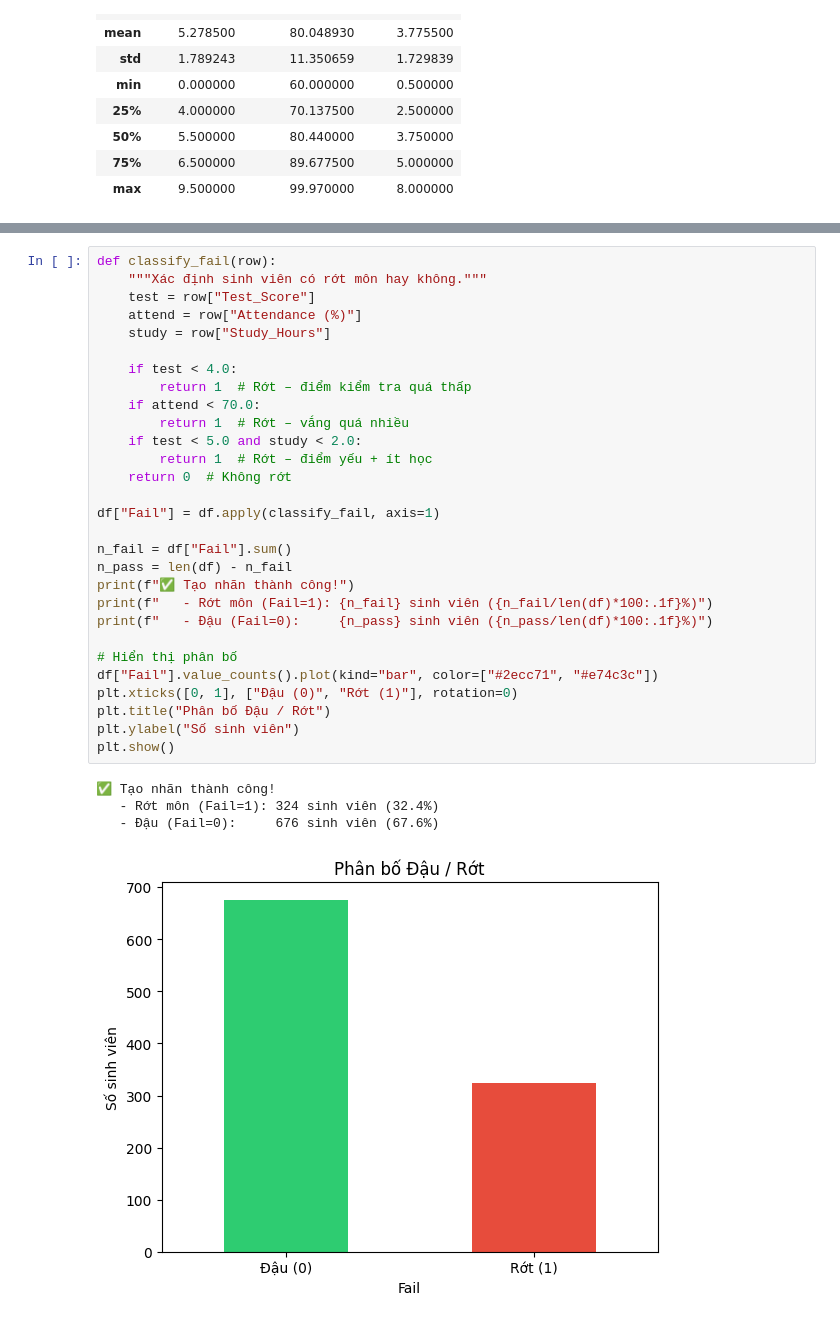
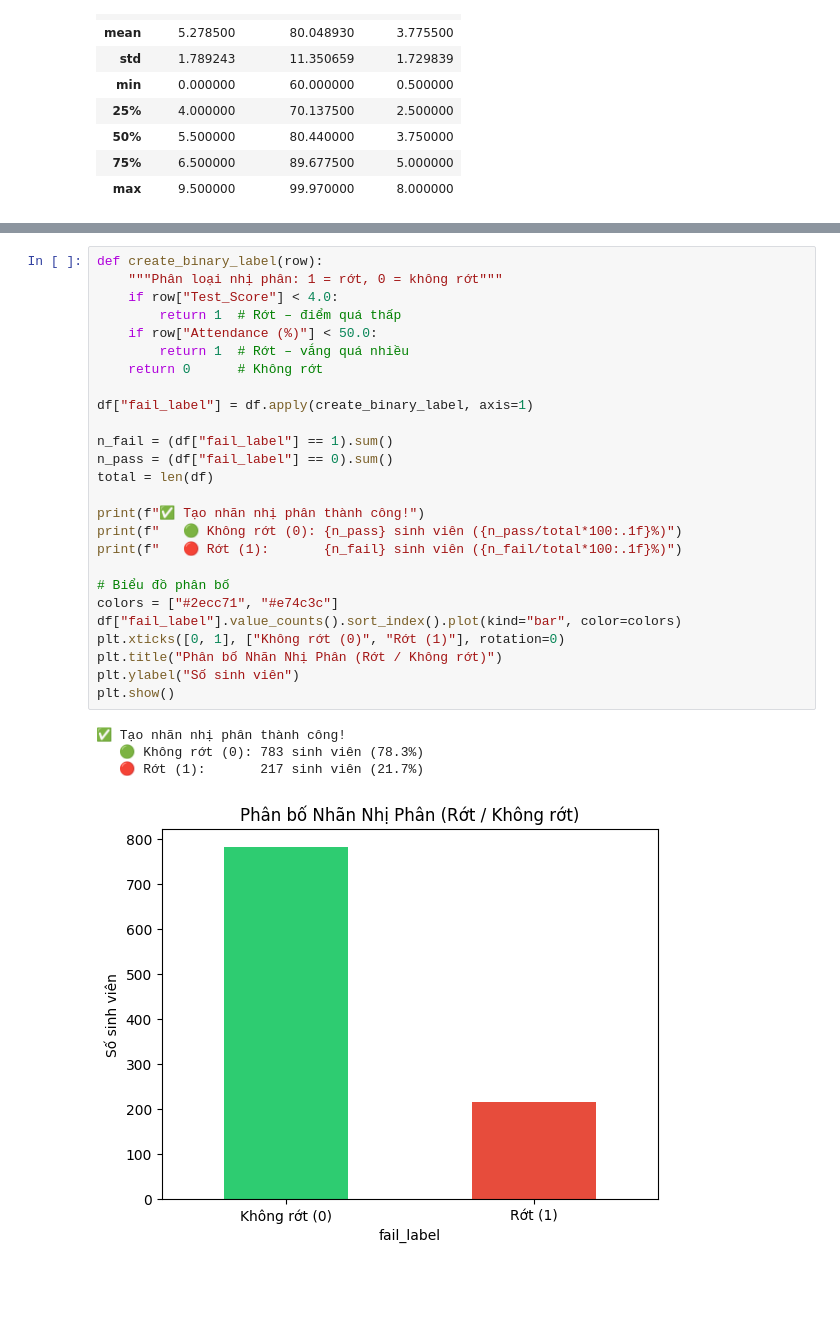
Before and after one commit to demo01-thtra/HHTRQD, a Jupyter notebook: AI/train_model.ipynb, the cells around one changed output, grey strips where cells are left out. Drawn from its saved outputs; the diff is of its cells as text; blank space fills up the shorter version.

```diff
--- a/AI/train_model.ipynb
+++ b/AI/train_model.ipynb
@@ -73,35 +85,32 @@ Ngược lại → **Đậu (Pass)**
 # %%
-def classify_fail(row):
-    """Xác định sinh viên có rớt môn hay không."""
-    test = row["Test_Score"]
-    attend = row["Attendance (%)"]
-    study = row["Study_Hours"]
+def create_binary_label(row):
+    """Phân loại nhị phân: 1 = rớt, 0 = không rớt"""
+    if row["Test_Score"] < 4.0:
+        return 1  # Rớt – điểm quá thấp
+    if row["Attendance (%)"] < 50.0:
+        return 1  # Rớt – vắng quá nhiều
+    return 0      # Không rớt
 
-    if test < 4.0:
-        return 1  # Rớt – điểm kiểm tra quá thấp
-    if attend < 70.0:
-        return 1  # Rớt – vắng quá nhiều
-    if test < 5.0 and study < 2.0:
-        return 1  # Rớt – điểm yếu + ít học
-    return 0  # Không rớt
+df["fail_label"] = df.apply(create_binary_label, axis=1)
 
-df["Fail"] = df.apply(classify_fail, axis=1)
+n_fail = (df["fail_label"] == 1).sum()
+n_pass = (df["fail_label"] == 0).sum()
+total = len(df)
 
-n_fail = df["Fail"].sum()
-n_pass = len(df) - n_fail
-print(f"✅ Tạo nhãn thành công!")
-print(f"   - Rớt môn (Fail=1): {n_fail} sinh viên ({n_fail/len(df)*100:.1f}%)")
-print(f"   - Đậu (Fail=0):     {n_pass} sinh viên ({n_pass/len(df)*100:.1f}%)")
+print(f"✅ Tạo nhãn nhị phân thành công!")
+print(f"   🟢 Không rớt (0): {n_pass} sinh viên ({n_pass/total*100:.1f}%)")
+print(f"   🔴 Rớt (1):       {n_fail} sinh viên ({n_fail/total*100:.1f}%)")
 
-# Hiển thị phân bố
-df["Fail"].value_counts().plot(kind="bar", color=["#2ecc71", "#e74c3c"])
-plt.xticks([0, 1], ["Đậu (0)", "Rớt (1)"], rotation=0)
-plt.title("Phân bố Đậu / Rớt")
+# Biểu đồ phân bố
+colors = ["#2ecc71", "#e74c3c"]
+df["fail_label"].value_counts().sort_index().plot(kind="bar", color=colors)
+plt.xticks([0, 1], ["Không rớt (0)", "Rớt (1)"], rotation=0)
+plt.title("Phân bố Nhãn Nhị Phân (Rớt / Không rớt)")
 plt.ylabel("Số sinh viên")
 plt.show()
 # %% [output]
-✅ Tạo nhãn thành công!
-   - Rớt môn (Fail=1): 324 sinh viên (32.4%)
-   - Đậu (Fail=0):     676 sinh viên (67.6%)
+✅ Tạo nhãn nhị phân thành công!
+   🟢 Không rớt (0): 783 sinh viên (78.3%)
+   🔴 Rớt (1):       217 sinh viên (21.7%)
-[figure, old version]
+[figure, new version]
 # %% [markdown]
```
Also changed, not shown: parts of 22 cells of this notebook, 22 other files.
